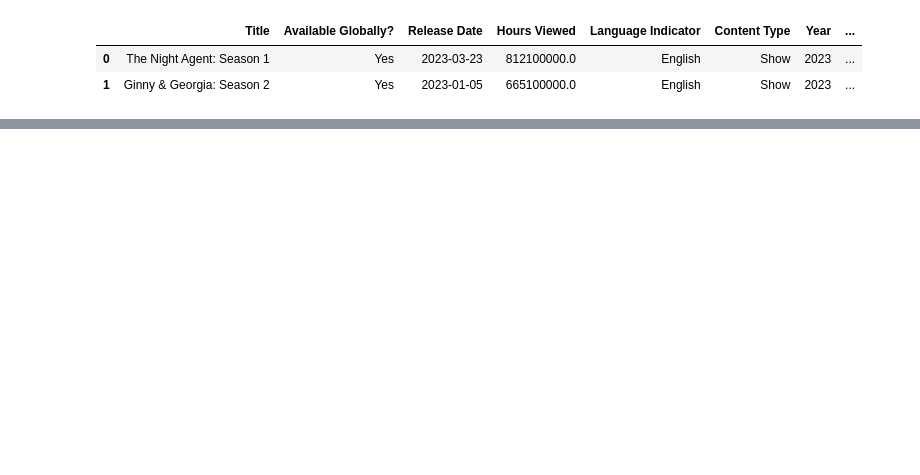
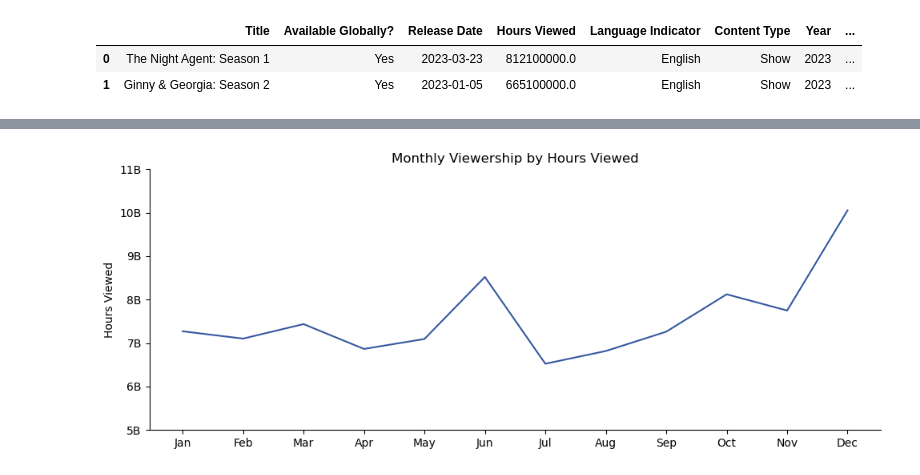
Before and after one commit to modyreturn/Netflix-Analysis, a Jupyter notebook: 5_Seasonal_Analysis.ipynb, the cells around one changed output, grey strips where cells are left out. Drawn from its saved outputs; the diff is of its cells as text; code cells hidden in the pictures; blank space fills up the shorter version.

```diff
--- a/5_Seasonal_Analysis.ipynb
+++ b/5_Seasonal_Analysis.ipynb
@@ -102,0 +131,13 @@ df.head(2)
+# %%
+# Grouping the viewed hours by release month
+monthly_viewed_hours = df.groupby('Month Name')['Hours Viewed'].sum().reset_index()
+# %%
+# sorting the month name column
+month_order = ['Jan', 'Feb', 'Mar', 'Apr', 'May', 'Jun', 'Jul', 'Aug', 'Sep', 'Oct', 'Nov', 'Dec']
+
+monthly_viewed_hours['Month Name'] = pd.Categorical(monthly_viewed_hours['Month Name'], categories=month_order, ordered=True)
+monthly_viewed_hours = monthly_viewed_hours.sort_values('Month Name')
+
+#monthly_viewed_hours.columns
+
+monthly_viewed_hours
@@ -102,0 +158,31 @@ df.head(2)
+# %%
+plt.figure(figsize=(10, 4))
+
+sns.lineplot(
+    data=monthly_viewed_hours,
+    x='Month Name',
+    y='Hours Viewed',
+    marker='',
+    color='#3557A0'
+)
+
+def billion_formatter(value, params):
+    """Formats tick labels to display billions with abbreviation."""
+    if value >= 1e9:
+        return f"{value / 1e9:.0f}B"
+    elif value <= 1e9:
+        return f"{value / 1e6:.0f}M"
+    else:
+        return f"{value:.1f}"
+# Format y-axis tick labels
+plt.gca().yaxis.set_major_formatter(billion_formatter)
+
+plt.title('Monthly Viewership by Hours Viewed')
+plt.xlabel('')
+plt.ylim(5000000000, 11000000000)
+
+sns.despine()
+plt.tight_layout()
+plt.show()
+# %% [output]
+[figure, added]
```
Also changed, not shown: parts of 10 cells of this notebook.
